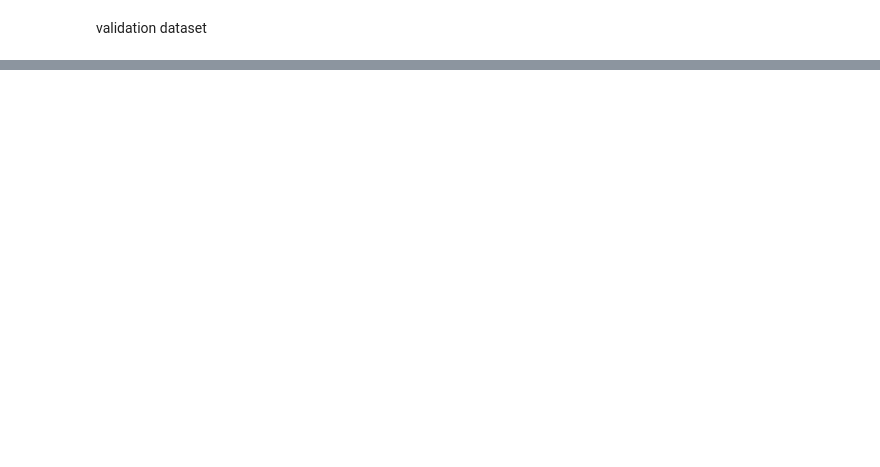
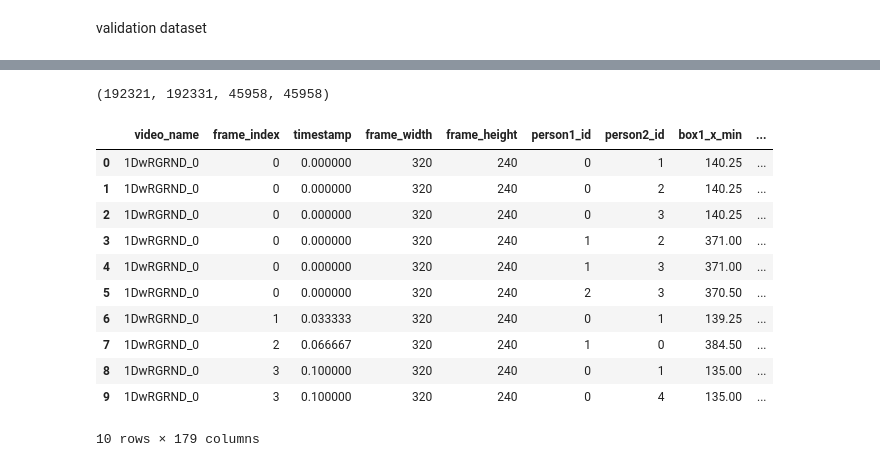
Before and after one commit to harmeshgv/YoloV8-LSTM-video-Classification, a Jupyter notebook: notebooks/data_extraction.ipynb, the cells around one changed output, grey strips where cells are left out. Cells and saved outputs as stored; diff of their text form; code cells hidden in the pictures; blank space fills up the shorter version.

```diff
--- a/notebooks/data_extraction.ipynb
+++ b/notebooks/data_extraction.ipynb
@@ -144,0 +169,19 @@ extract_data(nonFight_val_data_path, os.path.join(DATA_DIR , "non-fight_val.csv"
+# %%
+len(fight_train_csv), len(non_fight_train_csv), len(fight_val_csv), len(non_fight_val_csv)
+# %% [output]
+(192321, 192331, 45958, 45958)
+# %%
+fight_train_csv.head(10)
+# %% [output]
+|  | video_name | frame_index | timestamp | frame_width | frame_height | person1_id | person2_id | box1_x_min | ... |
+| 0 | 1DwRGRND_0 | 0 | 0.000000 | 320 | 240 | 0 | 1 | 140.25 | ... |
+| 1 | 1DwRGRND_0 | 0 | 0.000000 | 320 | 240 | 0 | 2 | 140.25 | ... |
+| 2 | 1DwRGRND_0 | 0 | 0.000000 | 320 | 240 | 0 | 3 | 140.25 | ... |
+| 3 | 1DwRGRND_0 | 0 | 0.000000 | 320 | 240 | 1 | 2 | 371.00 | ... |
+| 4 | 1DwRGRND_0 | 0 | 0.000000 | 320 | 240 | 1 | 3 | 371.00 | ... |
+| 5 | 1DwRGRND_0 | 0 | 0.000000 | 320 | 240 | 2 | 3 | 370.50 | ... |
+| 6 | 1DwRGRND_0 | 1 | 0.033333 | 320 | 240 | 0 | 1 | 139.25 | ... |
+| 7 | 1DwRGRND_0 | 2 | 0.066667 | 320 | 240 | 1 | 0 | 384.50 | ... |
+| 8 | 1DwRGRND_0 | 3 | 0.100000 | 320 | 240 | 0 | 1 | 135.00 | ... |
+| 9 | 1DwRGRND_0 | 3 | 0.100000 | 320 | 240 | 0 | 4 | 135.00 | ... |
+10 rows × 179 columns
```
Also changed, not shown: parts of 32 cells of this notebook, 53 other files.
